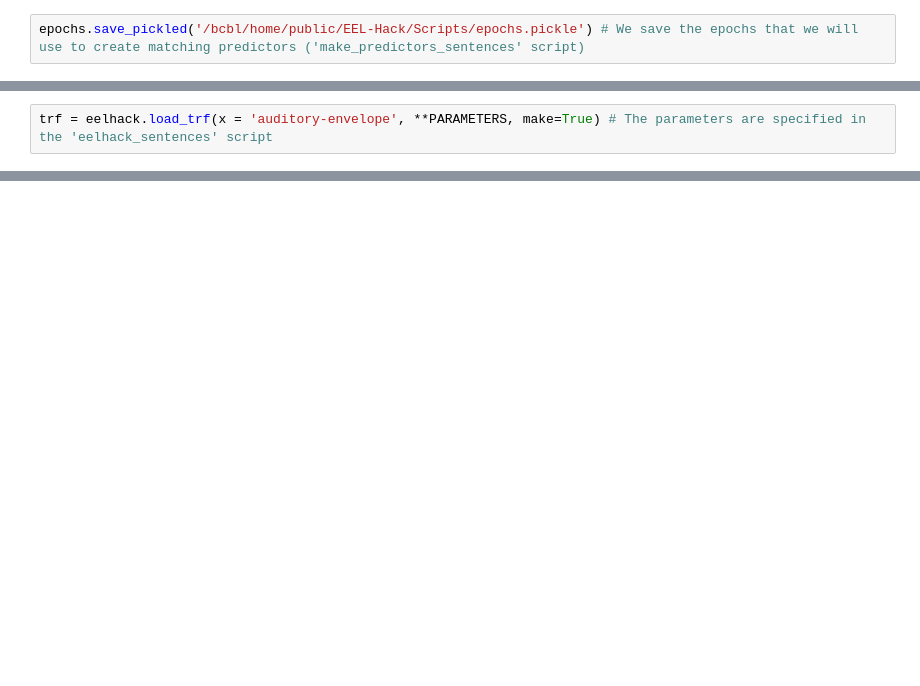
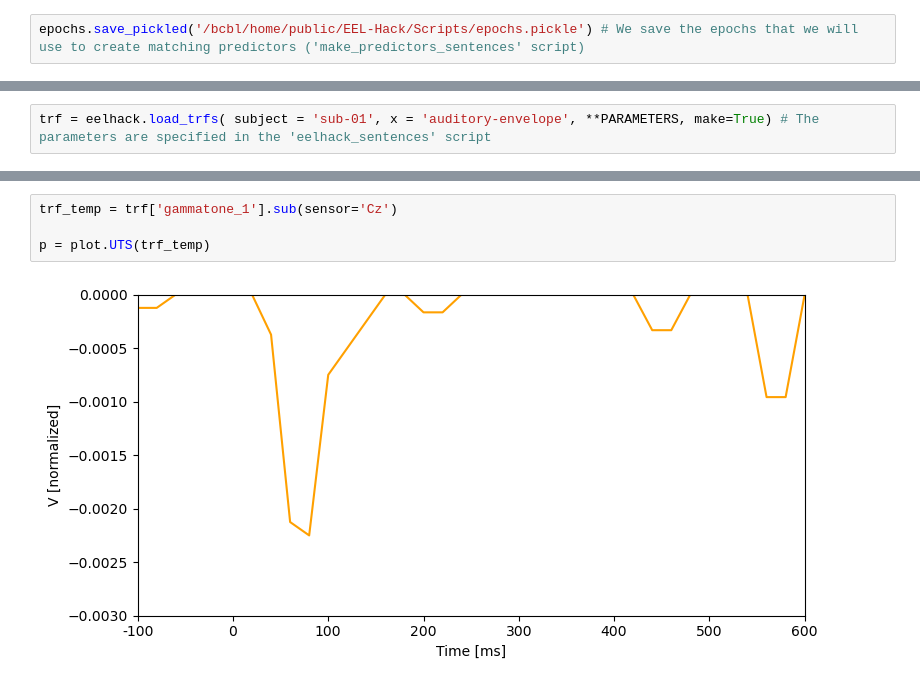
Before and after one commit to Noemii393/Eelhack-project, a Jupyter notebook: makeTRF.ipynb, the cells around one changed output, grey strips where cells are left out. Cells and saved outputs as stored; diff of their text form; blank space fills up the shorter version.

```diff
--- a/makeTRF.ipynb
+++ b/makeTRF.ipynb
@@ -22,2 +62,2 @@ PART 3: COMPUTING TRF
 # %%
-trf = eelhack.load_trf(x = 'auditory-envelope', **PARAMETERS, make=True) # The parameters are specified in the 'eelhack_sentences' script
+trf = eelhack.load_trfs( subject = 'sub-01', x = 'auditory-envelope', **PARAMETERS, make=True) # The parameters are specified in the 'eelhack_sentences' script
@@ -23,0 +70,6 @@ trf = eelhack.load_trf(x = 'auditory-envelope', **PARAMETERS, make=True) # The p
+# %%
+trf_temp = trf['gammatone_1'].sub(sensor='Cz')
+
+p = plot.UTS(trf_temp)
+# %% [output]
+[figure, added]
```
Also changed, not shown: parts of 6 cells of this notebook.
